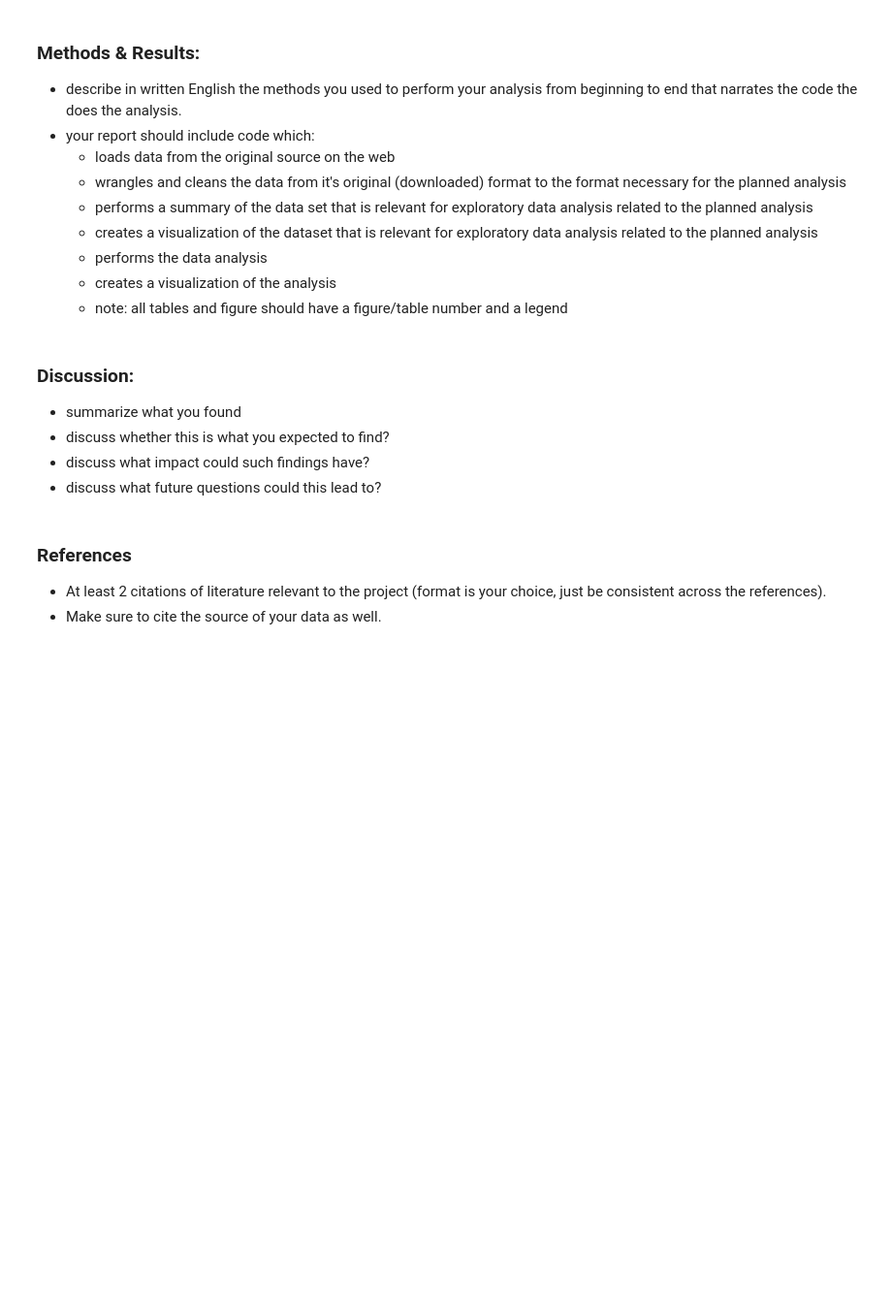
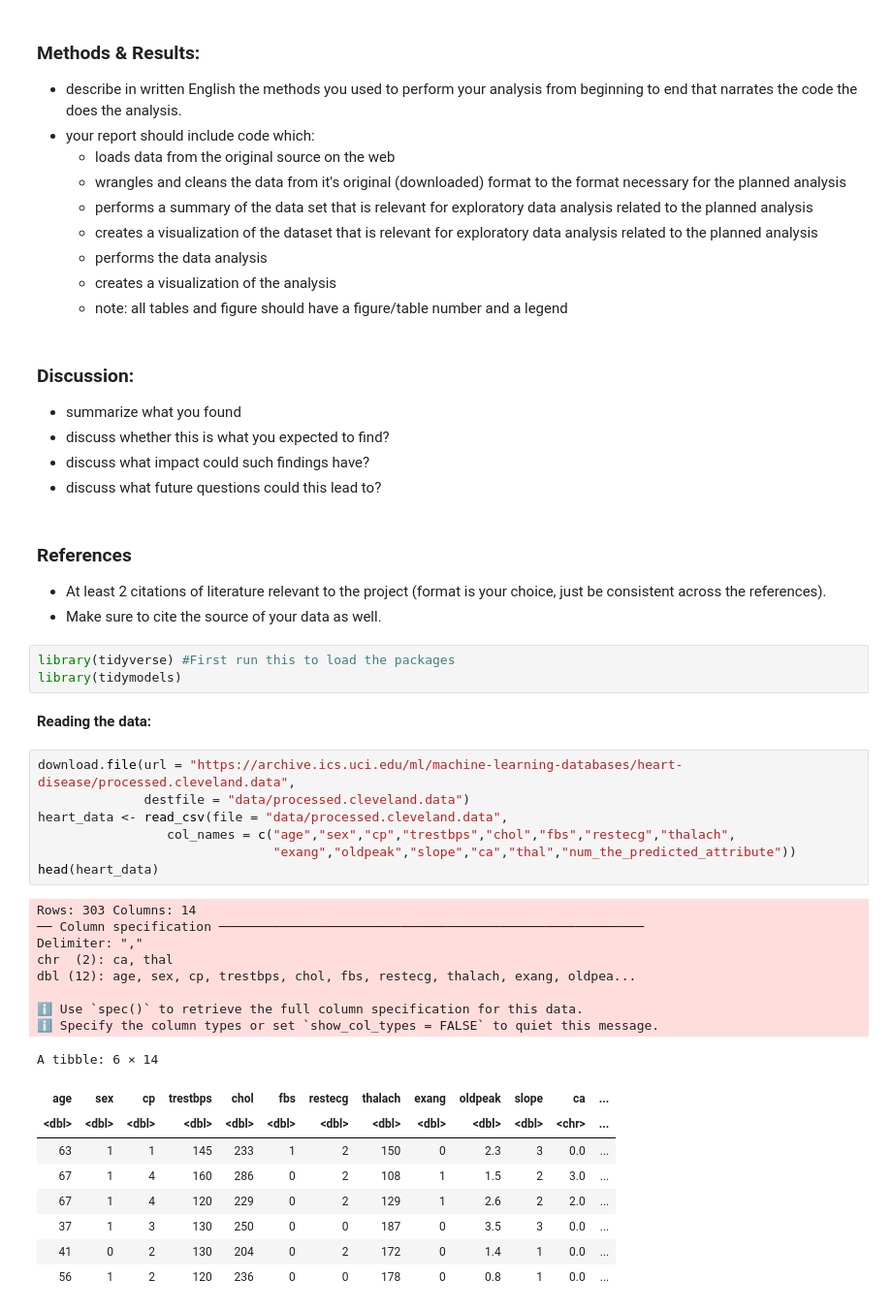
Before and after one commit to ggzggzggzggz/dsci-100-2022w1-group-083, a Jupyter notebook: group_project_report.ipynb, the cells around one changed output. Shown at 97% size. Cells and saved outputs as stored; diff of their text form; blank space fills up the shorter version.

```diff
--- a/group_project_report.ipynb
+++ b/group_project_report.ipynb
@@ -30,3 +30,33 @@ Group: 83
 ### References
 - At least 2 citations of literature relevant to the project (format is your choice, just be consistent across the references).
 - Make sure to cite the source of your data as well.
+# %%
+library(tidyverse) #First run this to load the packages
+library(tidymodels)
+# %% [markdown]
+**Reading the data:**
+# %%
+download.file(url = "https://archive.ics.uci.edu/ml/machine-learning-databases/heart-disease/processed.cleveland.data",
+              destfile = "data/processed.cleveland.data")
+heart_data <- read_csv(file = "data/processed.cleveland.data",
+                 col_names = c("age","sex","cp","trestbps","chol","fbs","restecg","thalach",
+                               "exang","oldpeak","slope","ca","thal","num_the_predicted_attribute"))
+head(heart_data)
+# %% [output]
+Rows: 303 Columns: 14
+── Column specification ────────────────────────────────────────────────────────
+Delimiter: ","
+chr  (2): ca, thal
+dbl (12): age, sex, cp, trestbps, chol, fbs, restecg, thalach, exang, oldpea...
+
+ℹ Use `spec()` to retrieve the full column specification for this data.
+ℹ Specify the column types or set `show_col_types = FALSE` to quiet this message.
+A tibble: 6 × 14
+| age | sex | cp | trestbps | chol | fbs | restecg | thalach | exang | oldpeak | slope | ca | ... |
+| <dbl> | <dbl> | <dbl> | <dbl> | <dbl> | <dbl> | <dbl> | <dbl> | <dbl> | <dbl> | <dbl> | <chr> | ... |
+| 63 | 1 | 1 | 145 | 233 | 1 | 2 | 150 | 0 | 2.3 | 3 | 0.0 | ... |
+| 67 | 1 | 4 | 160 | 286 | 0 | 2 | 108 | 1 | 1.5 | 2 | 3.0 | ... |
+| 67 | 1 | 4 | 120 | 229 | 0 | 2 | 129 | 1 | 2.6 | 2 | 2.0 | ... |
+| 37 | 1 | 3 | 130 | 250 | 0 | 0 | 187 | 0 | 3.5 | 3 | 0.0 | ... |
+| 41 | 0 | 2 | 130 | 204 | 0 | 2 | 172 | 0 | 1.4 | 1 | 0.0 | ... |
+| 56 | 1 | 2 | 120 | 236 | 0 | 0 | 178 | 0 | 0.8 | 1 | 0.0 | ... |
```
Also changed, not shown: parts of 18 cells of this notebook.
